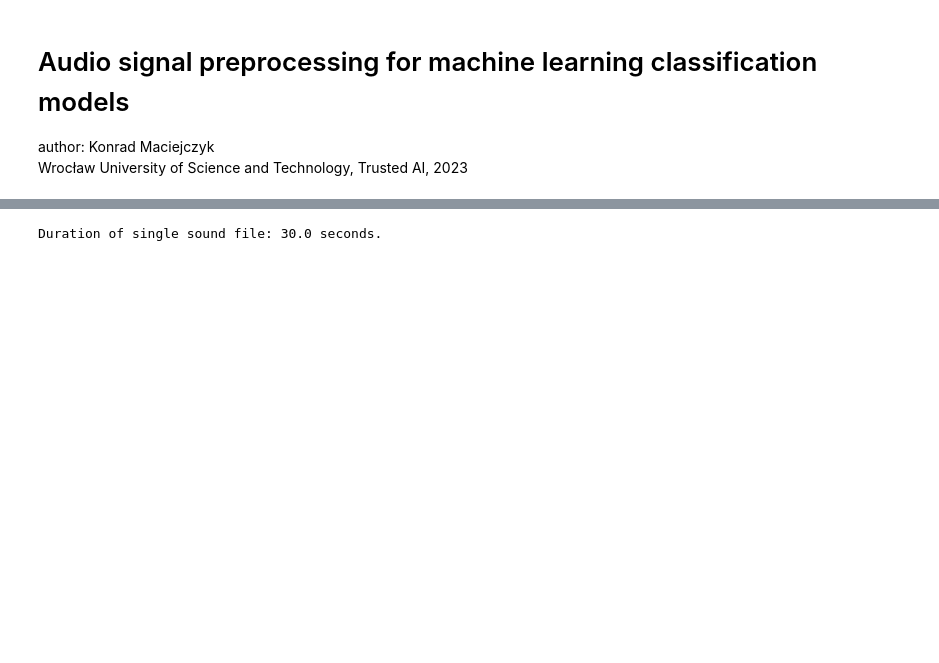
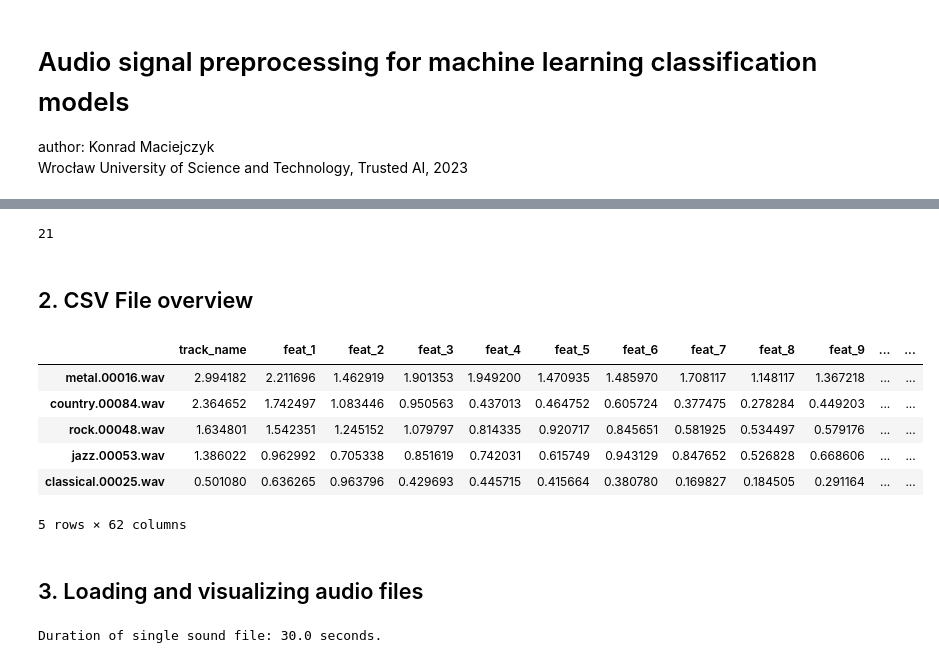
Before and after one commit to konradmaciejczyk/audio-signal-preprocessing-for-ml-classification-models, a Jupyter notebook: project_notebook.ipynb, the cells around one changed output, grey strips where cells are left out. Saved outputs shown, nothing was run; the diff lists cells and outputs as text; code cells hidden in the pictures; blank space fills up the shorter version.

```diff
--- a/project_notebook.ipynb
+++ b/project_notebook.ipynb
@@ -13,3 +88,28 @@ from random import randint
+# %%
+createDataset('./gtzan_dataset.csv', './genres_original', probes_per_class = 2)
+# %% [output]
+21
+# %% [markdown]
+## 2. CSV File overview
+# %%
+def loadData(path, verbose = True):
+    datapd = pd.read_csv(path)
+    genres = ['blues', 'classical', 'country', 'disco', 'hiphop', 'jazz', 'metal', 'pop', 'reggae', 'rock']
+    datapd['class'] = pd.factorize(datapd['class'])[0]
+    return datapd, genres
+# %%
+datapd, star_types = loadData("./gtzan_dataset.csv")
+datapd.head()
+# %% [output]
+|  | track_name | feat_1 | feat_2 | feat_3 | feat_4 | feat_5 | feat_6 | feat_7 | feat_8 | feat_9 | ... | ... |
+| metal.00016.wav | 2.994182 | 2.211696 | 1.462919 | 1.901353 | 1.949200 | 1.470935 | 1.485970 | 1.708117 | 1.148117 | 1.367218 | ... | ... |
+| country.00084.wav | 2.364652 | 1.742497 | 1.083446 | 0.950563 | 0.437013 | 0.464752 | 0.605724 | 0.377475 | 0.278284 | 0.449203 | ... | ... |
+| rock.00048.wav | 1.634801 | 1.542351 | 1.245152 | 1.079797 | 0.814335 | 0.920717 | 0.845651 | 0.581925 | 0.534497 | 0.579176 | ... | ... |
+| jazz.00053.wav | 1.386022 | 0.962992 | 0.705338 | 0.851619 | 0.742031 | 0.615749 | 0.943129 | 0.847652 | 0.526828 | 0.668606 | ... | ... |
+| classical.00025.wav | 0.501080 | 0.636265 | 0.963796 | 0.429693 | 0.445715 | 0.415664 | 0.380780 | 0.169827 | 0.184505 | 0.291164 | ... | ... |
+5 rows × 62 columns
+# %% [markdown]
+## 3. Loading and visualizing audio files
 # %%
 track_num = '00054'
 # file_path = f'genres_original/blues/blues.{track_num}.wav'
```
Also changed, not shown: parts of 17 cells of this notebook, 4 other files.
